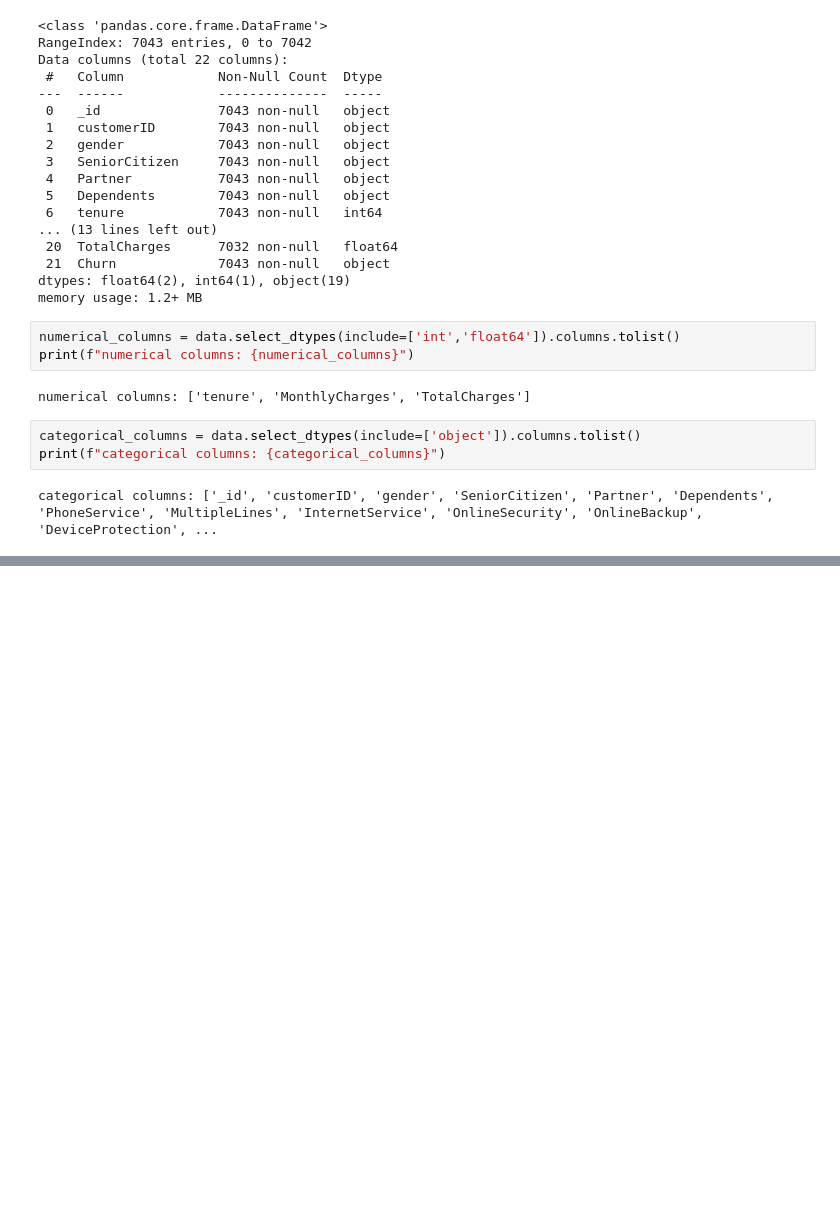
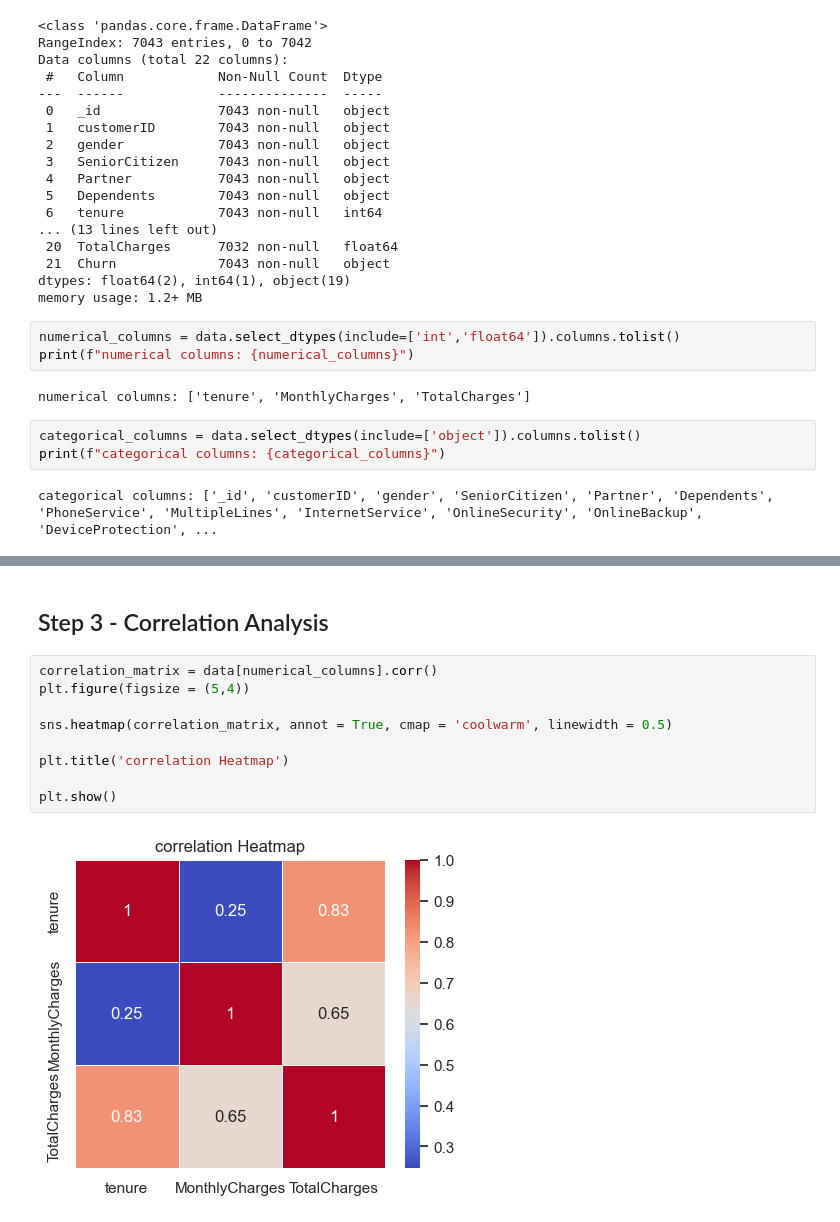
Before and after one commit to SachinBidwai/telco-customer-churn, a Jupyter notebook: EDA/telco-customer-churn-eda.ipynb, the cells around one changed output, grey strips where cells are left out. Cells and saved outputs as stored; diff of their text form; blank space fills up the shorter version.

```diff
--- a/EDA/telco-customer-churn-eda.ipynb
+++ b/EDA/telco-customer-churn-eda.ipynb
@@ -93,0 +174,13 @@ categorical columns: ['_id', 'customerID', 'gender', 'SeniorCitizen', 'Partner',
+# %% [markdown]
+## Step 3 - Correlation Analysis
+# %%
+correlation_matrix = data[numerical_columns].corr()
+plt.figure(figsize = (5,4))
+
+sns.heatmap(correlation_matrix, annot = True, cmap = 'coolwarm', linewidth = 0.5)
+
+plt.title('correlation Heatmap')
+
+plt.show()
+# %% [output]
+[figure, added]
```
Also changed, not shown: parts of 10 cells of this notebook, 1 other file.
